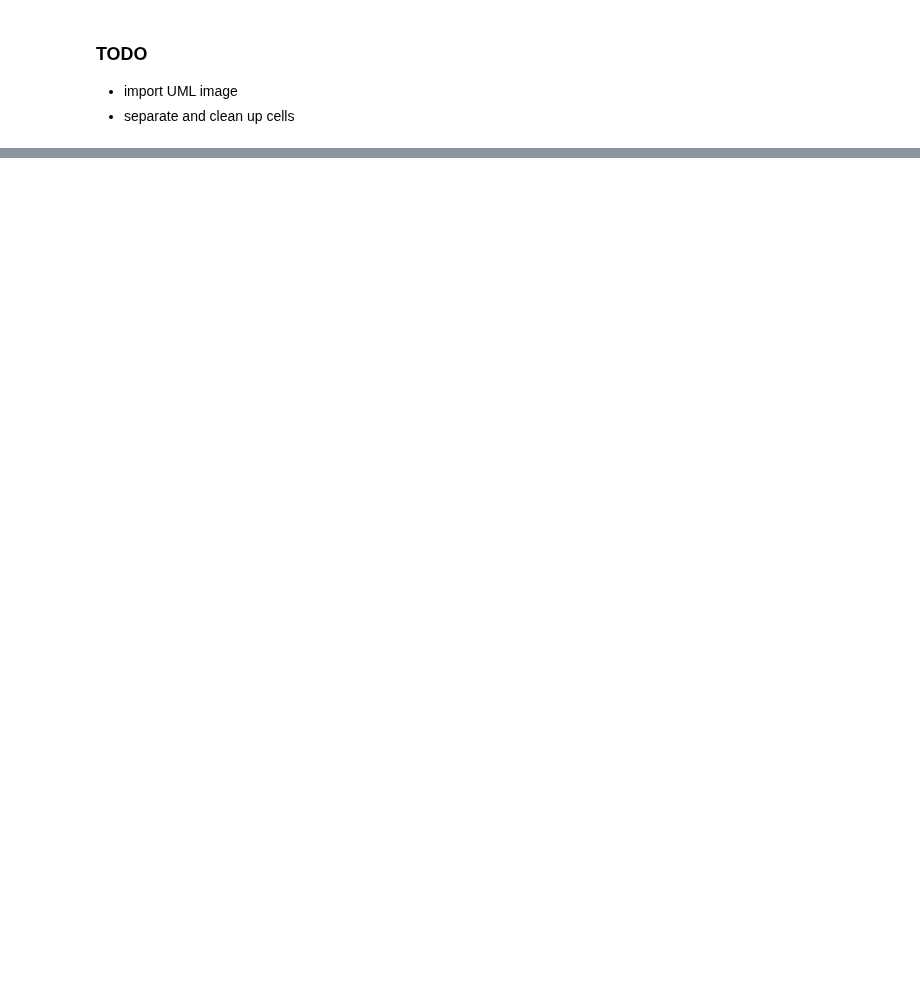
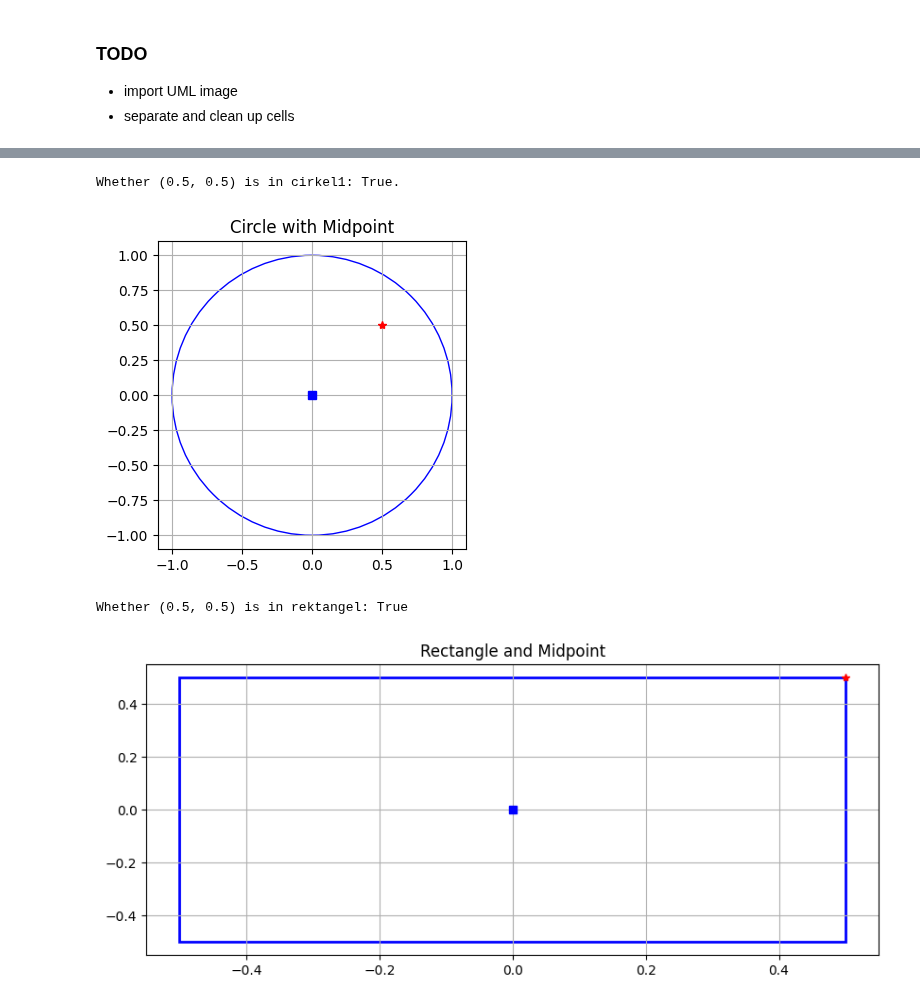
Before and after one commit to smlatic/Python-Edin-Smlatic, a Jupyter notebook: labs/Lab3/lab3.ipynb, the cells around one changed output, grey strips where cells are left out. Cells and saved outputs as stored; diff of their text form; code cells hidden in the pictures; blank space fills up the shorter version.

Commit message:
fixed point plot, inside check

```diff
--- a/labs/Lab3/lab3.ipynb
+++ b/labs/Lab3/lab3.ipynb
@@ -133,11 +133,16 @@ class Rectangle(Geometry):
         """Draw rectangle and a point"""
         fig, ax = plt.subplots(dpi=100,figsize=(10,4))
 
+        # Draw point. if statement so if there is input for the point it will draw it. Otherwise it will draw just the rectangle.
+        if x_point !=None and y_point !=None:
+            ax.plot(x_point,y_point, color='red', marker='*')
+
+
         # draw rectangle, referance: https://www.pythonpool.com/matplotlib-draw-rectangle/
         ax.add_patch(Rect((self.x-0.5*self.side1, self.y-0.5*self.side2), self.side1, self.side2, color="b", fill=False, linewidth = 2))
 
         # draw midpoint and grid
-        ax.plot(self.x, self.y,"s", color ="r")
+        ax.plot(self.x, self.y,"s", color ="b")
         ax.grid()
 
         # create title and plot show
@@ -192,6 +197,10 @@ class Circle(Geometry):
         # Draw fig
         fig, ax = plt.subplots(dpi=100,figsize=(10,4))
 
+        # Draw point. if statement so if there is input for the point it will draw it. Otherwise it will draw just the circle.
+        if x_point !=None and y_point !=None:
+            ax.plot(x_point,y_point, color='red', marker='*')
+
         # Draw circle
         ax.add_patch(Circ((self.x, self.y), self.radius, color="b", fill=False, clip_on=False))
 
@@ -200,7 +209,7 @@ class Circle(Geometry):
         ax.set_aspect("equal")
 
         # draw midpoint and grid
-        ax.plot(self.x, self.y,"s", color ="r")
+        ax.plot(self.x, self.y,"s", color ="b")
         ax.grid()
 
         # create title and plot show
@@ -230,0 +240,14 @@ False
+# %%
+cirkel1 = Circle(x=0,y=0, radius=1) # enhetscirkel
+
+print(f"Whether (0.5, 0.5) is in cirkel1: {cirkel1.is_inside(0.5, 0.5)}.")
+cirkel1.plot_circle(0.5, 0.5)
+
+rektangel = Rectangle(x=0,y=0,side1=1, side2=1)
+print(f"Whether (0.5, 0.5) is in rektangel: {rektangel.is_inside(0.5, 0.5)}") # True
+rektangel.plot_rectangle(0.5,0.5)
+# %% [output]
+Whether (0.5, 0.5) is in cirkel1: True.
+[figure, added]
+Whether (0.5, 0.5) is in rektangel: True
+[figure, added]
```
Also changed, not shown: parts of 1 cell of this notebook, 1 other file.
